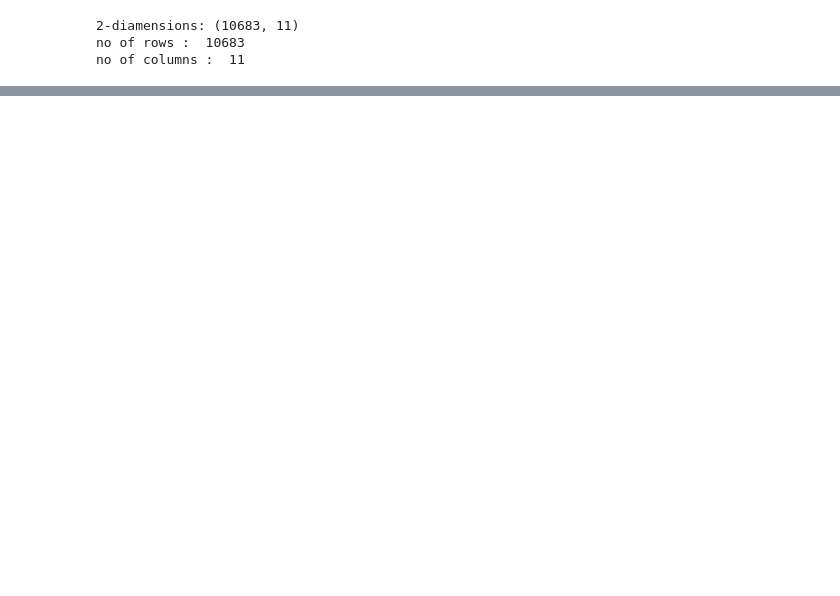
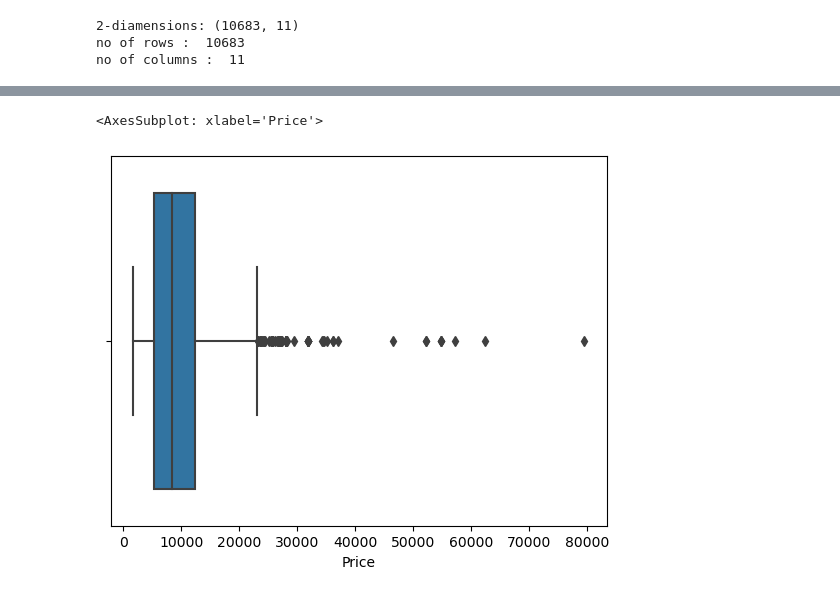
Before and after one commit to Dholakiyayash/data-science, a Jupyter notebook: week14_EDA_Assignment-2.ipynb, the cells around one changed output, grey strips where cells are left out. Cells and saved outputs as stored; diff of their text form; code cells hidden in the pictures; blank space fills up the shorter version.

```diff
--- a/week14_EDA_Assignment-2.ipynb
+++ b/week14_EDA_Assignment-2.ipynb
@@ -28,0 +53,15 @@ import
+# %%
+# Q4. How does the price of flights vary by airline? Create a boxplot to compare the prices of
+# different airlines.
+
+sns.boxplot(data=df,x='Price')
+
+#  25% flights price less than 5500
+#  next 25% flights price between 5500 to 8500
+# next 25% flights price between 8500 to 12000
+# other flights price between 12000 to 23000
+# maximum price of flight is 79512
+# very few flight price above 23000
+# %% [output]
+<AxesSubplot: xlabel='Price'>
+[figure, added]
```
Also changed, not shown: parts of 46 cells of this notebook.
